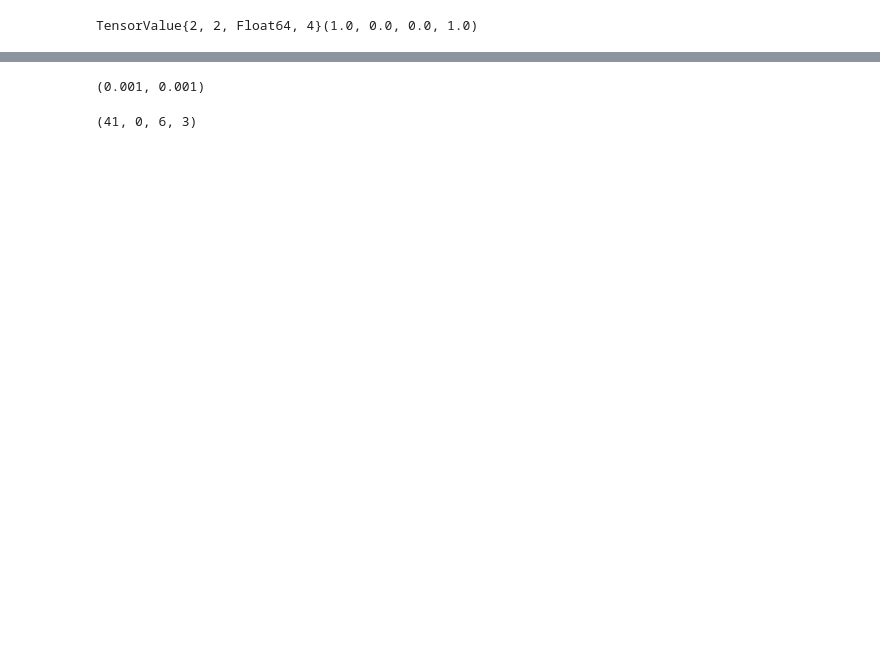
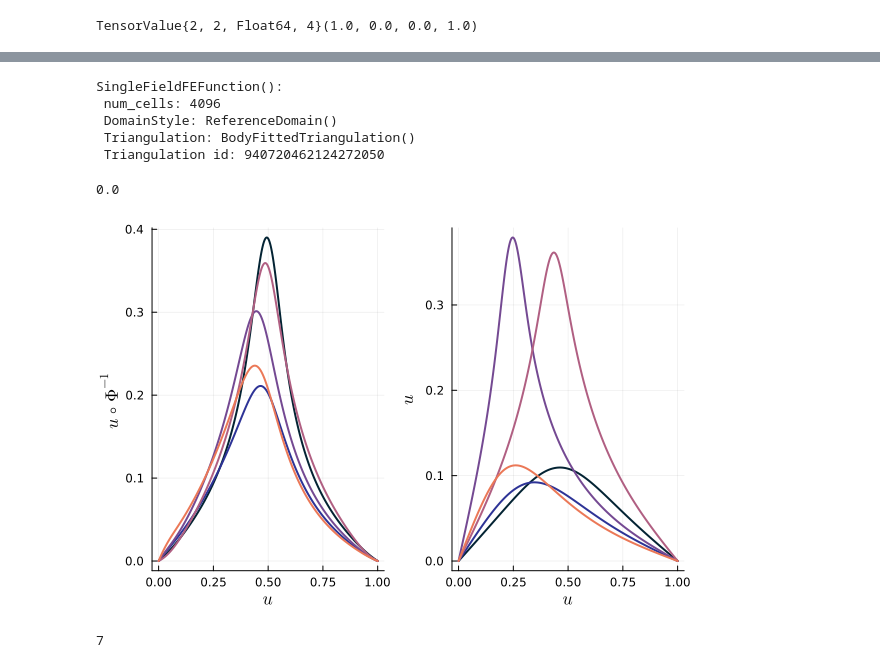
Before and after one commit to ToBlick/OptimalMappings, a Jupyter notebook: notebooks/Ex1_heat_equation.ipynb, the cells around one changed output, grey strips where cells are left out. Cells and saved outputs as stored; diff of their text form; code cells hidden in the pictures; blank space fills up the shorter version.

```diff
--- a/notebooks/Ex1_heat_equation.ipynb
+++ b/notebooks/Ex1_heat_equation.ipynb
@@ -469,3 +0,0 @@ BoundsError: BoundsError: attempt to access 3-element Vector{Any} at index [4]
-# %%
-_ψᶜ = ψᶜ[rand(1:nₛ)]
-plot(0:0.001:1, x -> _ψᶜ(Point(0.5,x)), legend = false)
@@ -727,12 +250,0 @@ InterruptException: InterruptException:
-# %%
-plt = plot()
-_i = 1
-cpal = palette(:thermal, 1 + minimum((7,n)))
-for i in 1:minimum((7,n))
-    plot!(0:0.001:1,  x -> -ϕ[i](Point([x,x])), legend = false,
-    linewidth = 2, color = cpal[i], xlabel = L"x", ylabel = L"\zeta",  ylim = (-5,5),
-    legendfontsize=12, tickfontsize=8, xguidefontsize=12, yguidefontsize=12)
-    _i += 1
-end
-plt
-#savefig("../figs/zetas.pdf")
@@ -941,8 +251,50 @@ Statistics.mean(L2_ψ), Statistics.std(L2_ψ; corrected=false), maximum(L2_ψ)
-# %%
-tol, ε
-# %% [output]
-(0.001, 0.001)
-# %%
-n, 0, nₘ, m
-# %% [output]
-(41, 0, 6, 3)
+# %%
+_Tuₕ2 = pushfwd(uₕ[1], ψᶜᵣ[1], V₂, domain, dΩ)
+# %% [output]
+SingleFieldFEFunction():
+ num_cells: 4096
+ DomainStyle: ReferenceDomain()
+ Triangulation: BodyFittedTriangulation()
+ Triangulation id: 940720462124272050
+# %%
+H1(_Tuₕ2 - _Tuₕ)
+# %% [output]
+0.0
+# %%
+### Snapshots mapped to reference domain
+
+Tuₕ = copy(uₕ)
+for i in eachindex(uₕ)
+    Tuₕ[i] = pushfwd(uₕ[i], ψᶜᵣ[i], V₂, domain, dΩ)
+end
+# %%
+### plot some snapshot crossections before and after registration
+cpal = palette(:thermal, 7);
+plt1 = plot()
+_i = 1
+idxs = rand(1:nₛ,5)
+for i in idxs
+    plot!(0:0.001:1, x -> Tuₕ[i](Point(x,0.5)), legend = false,
+    linewidth = 2, color = cpal[_i], xlabel = L"u", ylabel = L"u \circ \Phi^{-1}",
+    legendfontsize=12, tickfontsize=8, xguidefontsize=12, yguidefontsize=12)
+    _i += 1
+end
+plt2 = plot()
+_i = 1
+for i in idxs
+    plot!(0:0.001:1, x -> uₕ[i](Point(x,0.5)), legend = false,
+    linewidth = 2, color = cpal[_i], xlabel = L"x", ylabel = L"u",
+    legendfontsize=12, tickfontsize=8, xguidefontsize=12, yguidefontsize=12)
+    _i += 1
+end
+plot(plt1,plt2)
+# %% [output]
+[figure, added]
+# %%
+# Registrated snapshot POD
+CT = [ sum(∫( (uₕᵢ) ⋅ (uₕⱼ))dΩ) for uₕᵢ in Tuₕ, uₕⱼ in Tuₕ ]
+evdT = eigen(CT, sortby = x -> -abs(x))
+nₘ = get_n(evdT.values, ϵ)
+ϕσ = get_ϕ(nₘ, Tuₕ, evdT, V₂, V₂)
+# %% [output]
+7
```
Also changed, not shown: parts of 120 cells of this notebook, 4 other files.
